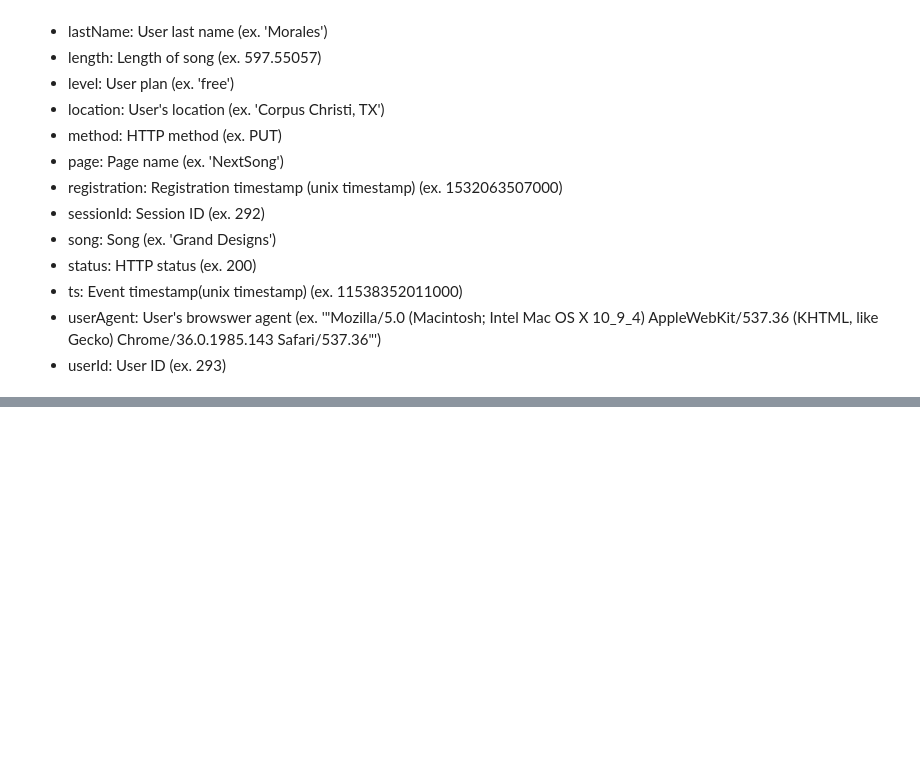
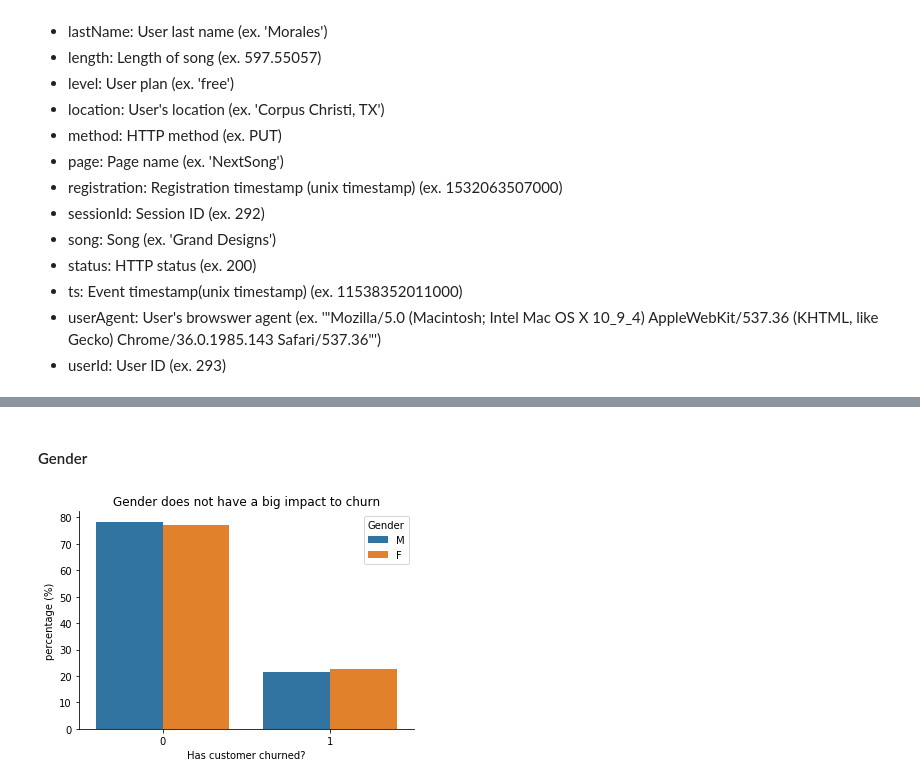
Before and after one commit to cyuancheng/Sparkify, a Jupyter notebook: Sparkify_test.ipynb, the cells around one changed output, grey strips where cells are left out. Cells and saved outputs as stored; diff of their text form; code cells hidden in the pictures; blank space fills up the shorter version.

Commit message:
data exploration Published from Watson Studio

```diff
--- a/Sparkify_test.ipynb
+++ b/Sparkify_test.ipynb
@@ -312,0 +258,16 @@ only showing top 10 rows
+# %%
+# create downgrade label
+downgrade_event = udf(lambda x: 1 if x == "Submit Downgrade" else 0, IntegerType())
+df_clean = df_clean.withColumn("downgrade_event", downgrade_event("page"))
+
+# label user who've ever downgraded
+windowval = Window.partitionBy('userId')
+df_clean = df_clean.withColumn('downgrade', max('downgrade_event').over(windowval))
+
+# create churn label
+churn_event = udf(lambda x: 1 if x == 'Cancellation Confirmation' else 0, IntegerType())
+df_clean = df_clean.withColumn('churn_event', churn_event('page'))
+
+# label user who churned
+windowval = Window.partitionBy('userId')
+df_clean = df_clean.withColumn('churn', max('churn_event').over(windowval))
@@ -312,0 +300,6 @@ only showing top 10 rows
+# %%
+# add a time column to df
+convert_ts = udf(lambda x: datetime.datetime.fromtimestamp(x / 1000.0).strftime("%Y-%m-%d %H:%M:%S"))
+df_clean = df_clean.withColumn('event_time', convert_ts('ts'))
+df_clean = df_clean.withColumn('registration_time', convert_ts('registration'))
+df_clean.head(2)
@@ -312,0 +327,22 @@ only showing top 10 rows
+# %% [markdown]
+#### Gender
+# %%
+churn_gender = df_clean.dropDuplicates(["userId", "gender"]).groupby(["churn", "gender"]).count().sort("churn").toPandas()
+
+F_sum = churn_gender[churn_gender['gender']=='F']['count'].sum()
+M_sum = churn_gender[churn_gender['gender']=='M']['count'].sum()
+
+p_M=pd.DataFrame({'percentage':churn_gender[churn_gender['gender']=='M']['count']/M_sum*100})
+p_F=pd.DataFrame({'percentage':churn_gender[churn_gender['gender']=='F']['count']/F_sum*100})
+
+pp = pd.concat([p_M, p_F], axis=0)
+churn_gender = pd.concat([churn_gender, pp], axis=1)
+
+ax = sns.barplot(x='churn', y='percentage', hue='gender', data=churn_gender)
+plt.xlabel('Has customer churned?')
+plt.ylabel('percentage (%)')
+plt.legend(title='Gender', loc='best')
+plt.title('Gender does not have a big impact to churn')
+sns.despine(ax=ax);
+# %% [output]
+[figure, added]
```
Also changed, not shown: parts of 61 cells of this notebook.
